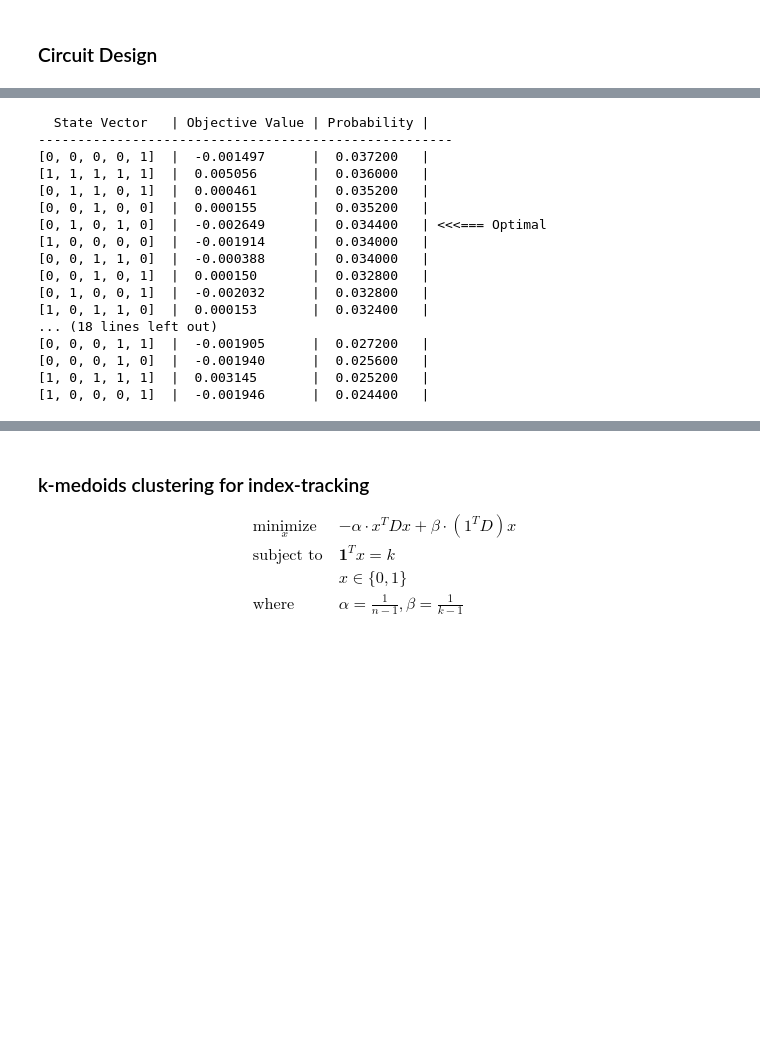
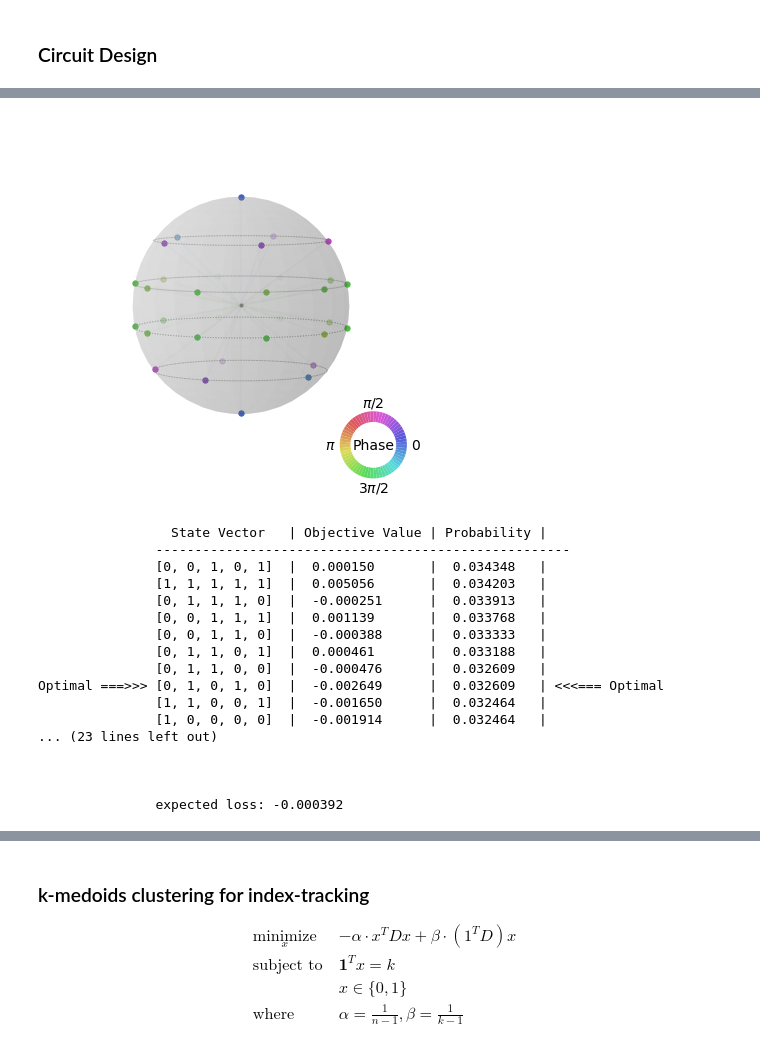
Before and after one commit to jimphon88/quantum-computing, a Jupyter notebook: finance-optimize.ipynb, the cells around one changed output, grey strips where cells are left out. Cells and saved outputs as stored; diff of their text form; code cells hidden in the pictures; blank space fills up the shorter version.

```diff
--- a/finance-optimize.ipynb
+++ b/finance-optimize.ipynb
@@ -389,2 +466,8 @@ qaoa_qc.decompose().decompose().draw(output='mpl')
+# %%
+qaoa_qc = get_qaoa_circuit(n,J,h, np.pi/2, np.pi,measure=False)
+statevec = Statevector.from_instruction(qaoa_qc).data
+plot_state_qsphere(statevec,show_state_labels=False)
+# %% [output]
+[figure, added]
 # %%
 backend = Aer.get_backend("statevector_simulator")
@@ -396,12 +479,19 @@ counts={k: v for k, v in sorted(counts.items(),
                                 key=lambda item: item[1],
                                 reverse=True)}
 # %%
+
+print("               ",end="")
 print("  State Vector   | Objective Value | Probability |")
+print("               ",end="")
 print("-"*53)
 total_count = sum(counts.values())
 for state in counts:
     freq = counts[state]
     state = [int(s) for s in state]
+    if state == gurobi:
+        print_bold("Optimal ===>>> ",end=True)
+    else:
+        print("               ",end="")
     print((f"{state}  |"+"  ")[:20],end="")
     print(str(f"{obj_val(state):0.6f}"+"       ")[:15],end="")
     print(f"|  {freq/total_count:0.6f}   |",end="")
@@ -409,21 +499,24 @@ for state in counts:
         print_bold(" <<<=== Optimal")
     else:
         print()
+print("\n"*3)
+print("               ",end="")
+print(f"expected loss: {get_expected_loss(counts):0.6f}")
 # %% [output]
-  State Vector   | Objective Value | Probability |
------------------------------------------------------
-[0, 0, 0, 0, 1]  |  -0.001497      |  0.037200   |
-[1, 1, 1, 1, 1]  |  0.005056       |  0.036000   |
-[0, 1, 1, 0, 1]  |  0.000461       |  0.035200   |
-[0, 0, 1, 0, 0]  |  0.000155       |  0.035200   |
-[0, 1, 0, 1, 0]  |  -0.002649      |  0.034400   | <<<=== Optimal
-[1, 0, 0, 0, 0]  |  -0.001914      |  0.034000   |
-[0, 0, 1, 1, 0]  |  -0.000388      |  0.034000   |
-[0, 0, 1, 0, 1]  |  0.000150       |  0.032800   |
-[0, 1, 0, 0, 1]  |  -0.002032      |  0.032800   |
-[1, 0, 1, 1, 0]  |  0.000153       |  0.032400   |
-... (18 lines left out)
-[0, 0, 0, 1, 1]  |  -0.001905      |  0.027200   |
-[0, 0, 0, 1, 0]  |  -0.001940      |  0.025600   |
-[1, 0, 1, 1, 1]  |  0.003145       |  0.025200   |
-[1, 0, 0, 0, 1]  |  -0.001946      |  0.024400   |
+                 State Vector   | Objective Value | Probability |
+               -----------------------------------------------------
+               [0, 0, 1, 0, 1]  |  0.000150       |  0.034348   |
+               [1, 1, 1, 1, 1]  |  0.005056       |  0.034203   |
+               [0, 1, 1, 1, 0]  |  -0.000251      |  0.033913   |
+               [0, 0, 1, 1, 1]  |  0.001139       |  0.033768   |
+               [0, 0, 1, 1, 0]  |  -0.000388      |  0.033333   |
+               [0, 1, 1, 0, 1]  |  0.000461       |  0.033188   |
+               [0, 1, 1, 0, 0]  |  -0.000476      |  0.032609   |
+Optimal ===>>> [0, 1, 0, 1, 0]  |  -0.002649      |  0.032609   | <<<=== Optimal
+               [1, 1, 0, 0, 1]  |  -0.001650      |  0.032464   |
+               [1, 0, 0, 0, 0]  |  -0.001914      |  0.032464   |
+... (23 lines left out)
+
+
+
+               expected loss: -0.000392
```
Also changed, not shown: parts of 17 cells of this notebook.
